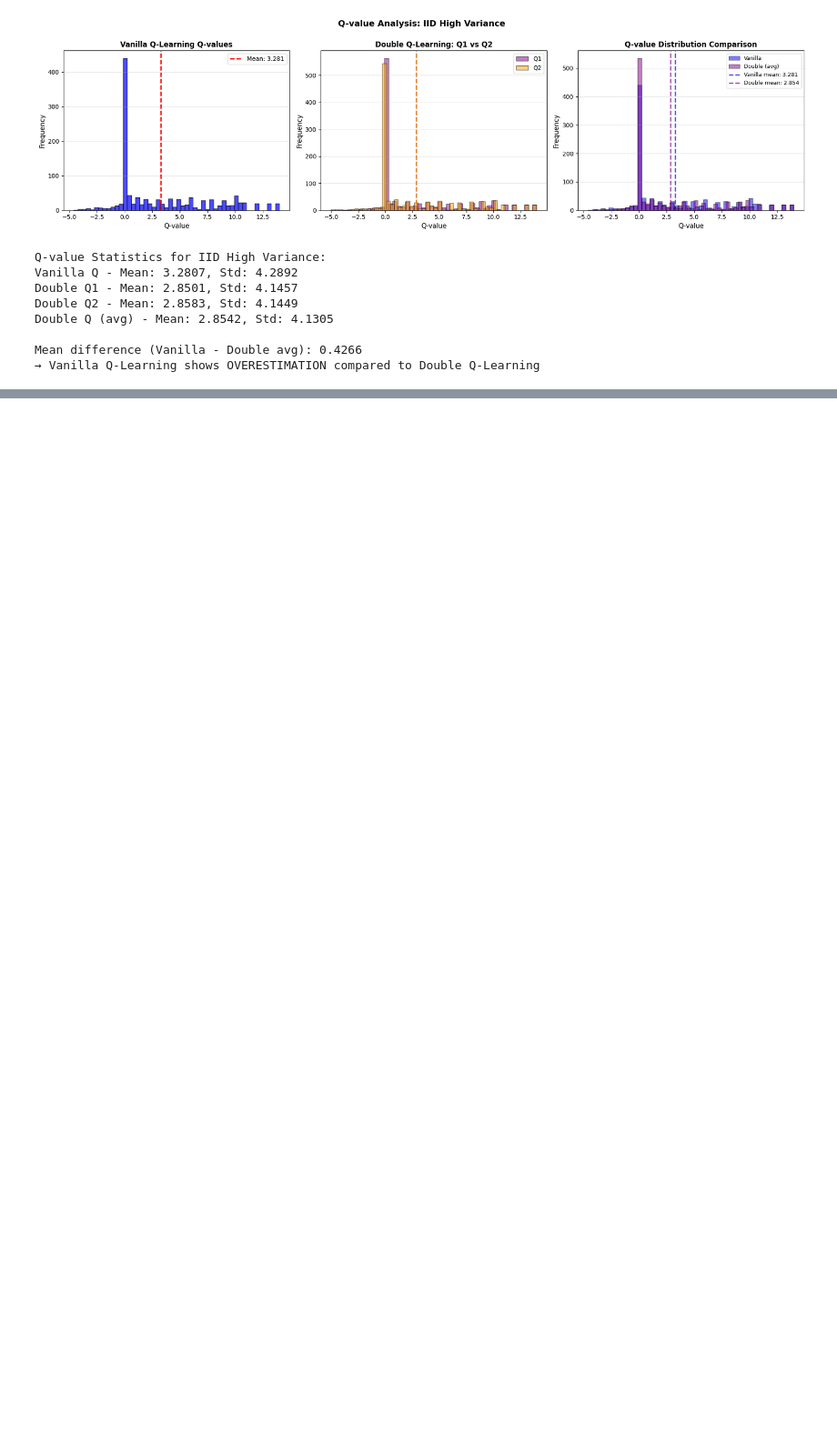
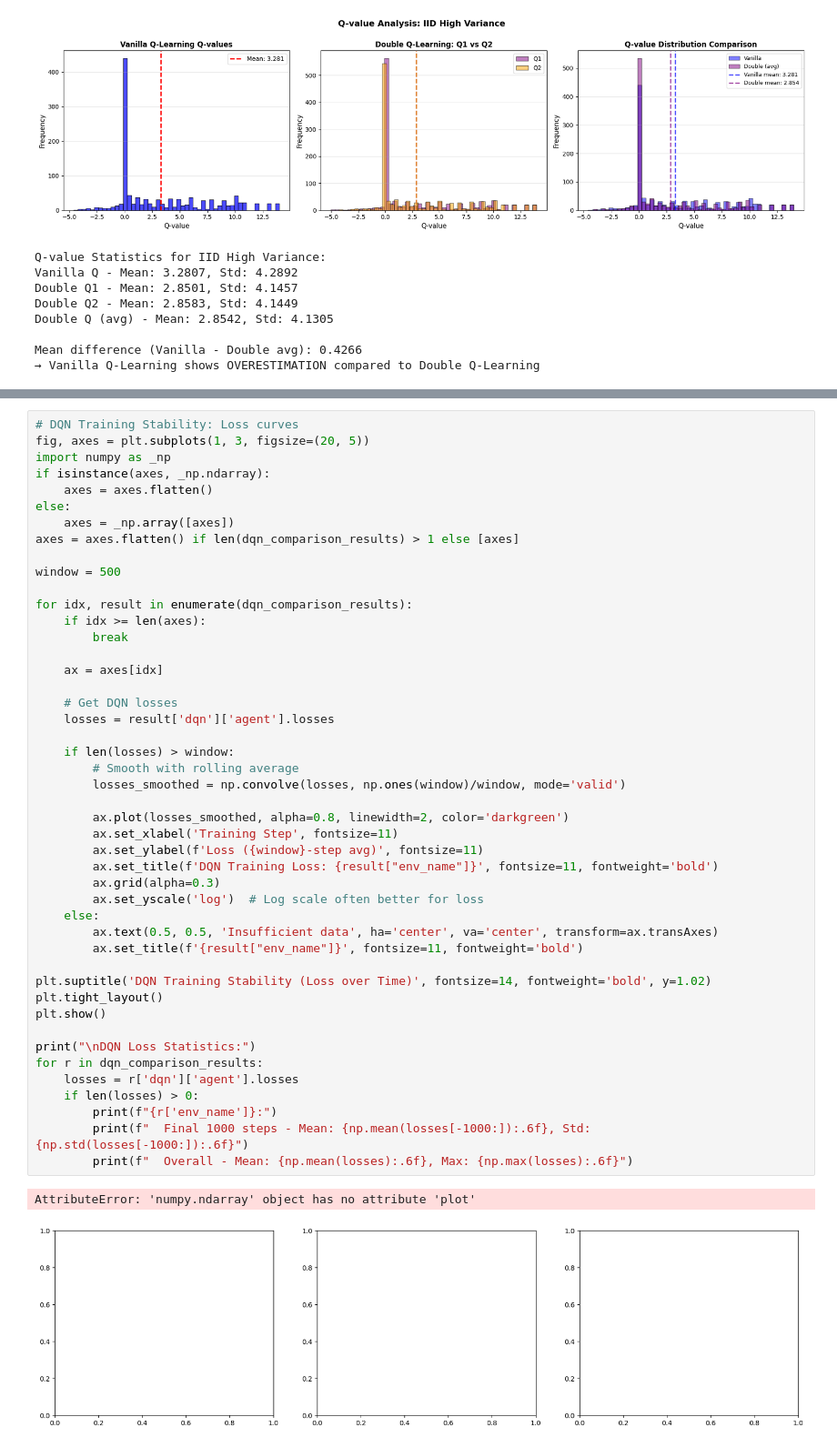
Before and after one commit to SANS-Surya-o/Optimal-Stopping-Problem, a Jupyter notebook: src/MultipleStopping/test.ipynb, the cells around one changed output, grey strips where cells are left out. Shown at 91% size. Saved outputs shown, nothing was run; the diff lists cells and outputs as text; blank space fills up the shorter version.

```diff
--- a/MultipleStopping/test.ipynb
+++ b/src/MultipleStopping/test.ipynb
@@ -1967,0 +2011,49 @@ Mean difference (Vanilla - Double avg): 0.4266
+# %%
+# DQN Training Stability: Loss curves
+fig, axes = plt.subplots(1, 3, figsize=(20, 5))
+import numpy as _np
+if isinstance(axes, _np.ndarray):
+    axes = axes.flatten()
+else:
+    axes = _np.array([axes])
+axes = axes.flatten() if len(dqn_comparison_results) > 1 else [axes]
+
+window = 500
+
+for idx, result in enumerate(dqn_comparison_results):
+    if idx >= len(axes):
+        break
+
+    ax = axes[idx]
+
+    # Get DQN losses
+    losses = result['dqn']['agent'].losses
+
+    if len(losses) > window:
+        # Smooth with rolling average
+        losses_smoothed = np.convolve(losses, np.ones(window)/window, mode='valid')
+
+        ax.plot(losses_smoothed, alpha=0.8, linewidth=2, color='darkgreen')
+        ax.set_xlabel('Training Step', fontsize=11)
+        ax.set_ylabel(f'Loss ({window}-step avg)', fontsize=11)
+        ax.set_title(f'DQN Training Loss: {result["env_name"]}', fontsize=11, fontweight='bold')
+        ax.grid(alpha=0.3)
+        ax.set_yscale('log')  # Log scale often better for loss
+    else:
+        ax.text(0.5, 0.5, 'Insufficient data', ha='center', va='center', transform=ax.transAxes)
+        ax.set_title(f'{result["env_name"]}', fontsize=11, fontweight='bold')
+
+plt.suptitle('DQN Training Stability (Loss over Time)', fontsize=14, fontweight='bold', y=1.02)
+plt.tight_layout()
+plt.show()
+
+print("\nDQN Loss Statistics:")
+for r in dqn_comparison_results:
+    losses = r['dqn']['agent'].losses
+    if len(losses) > 0:
+        print(f"{r['env_name']}:")
+        print(f"  Final 1000 steps - Mean: {np.mean(losses[-1000:]):.6f}, Std: {np.std(losses[-1000:]):.6f}")
+        print(f"  Overall - Mean: {np.mean(losses):.6f}, Max: {np.max(losses):.6f}")
+# %% [output]
+AttributeError: 'numpy.ndarray' object has no attribute 'plot'
+[figure, added]
```
Also changed, not shown: parts of 17 cells of this notebook, 18 other files.
